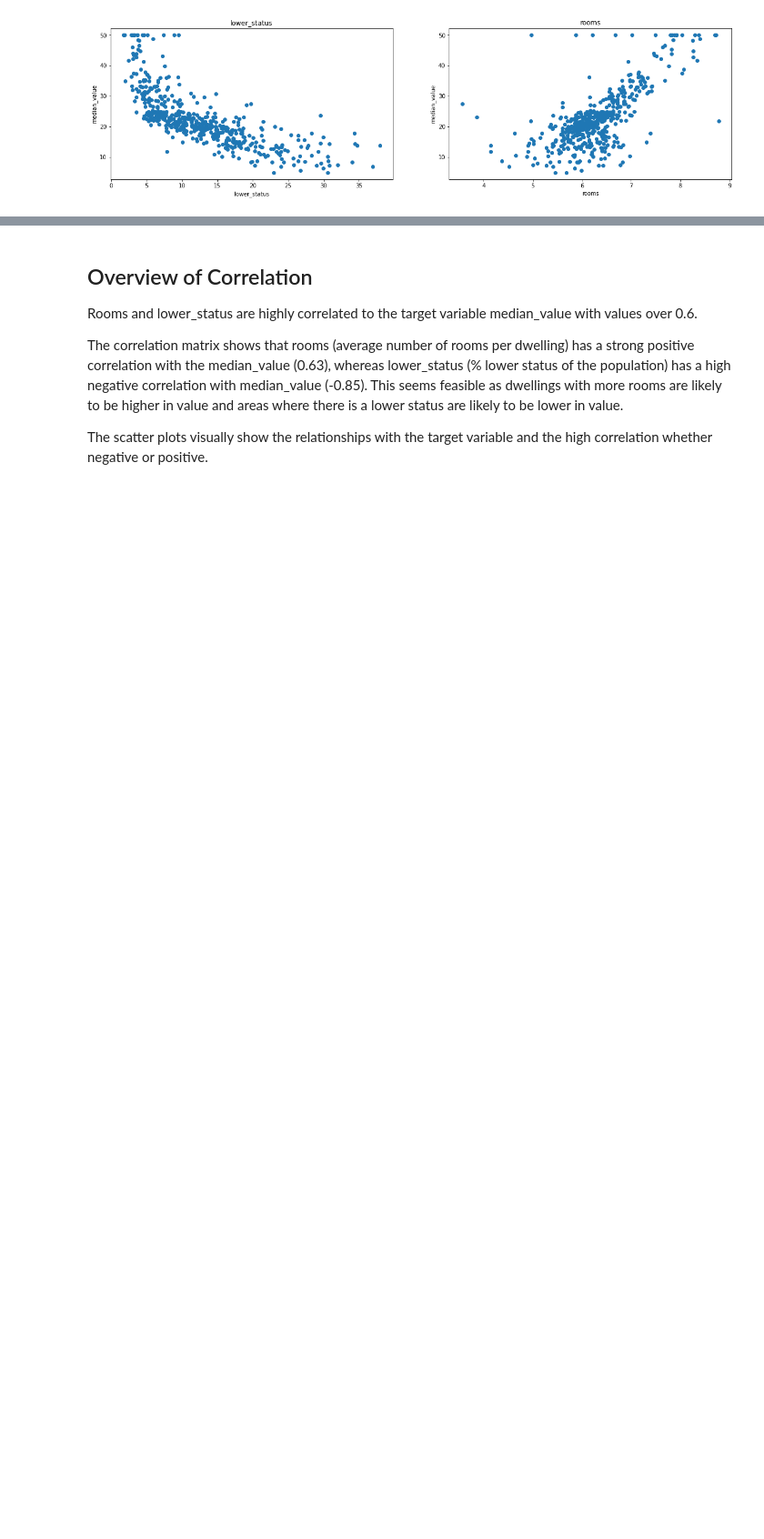
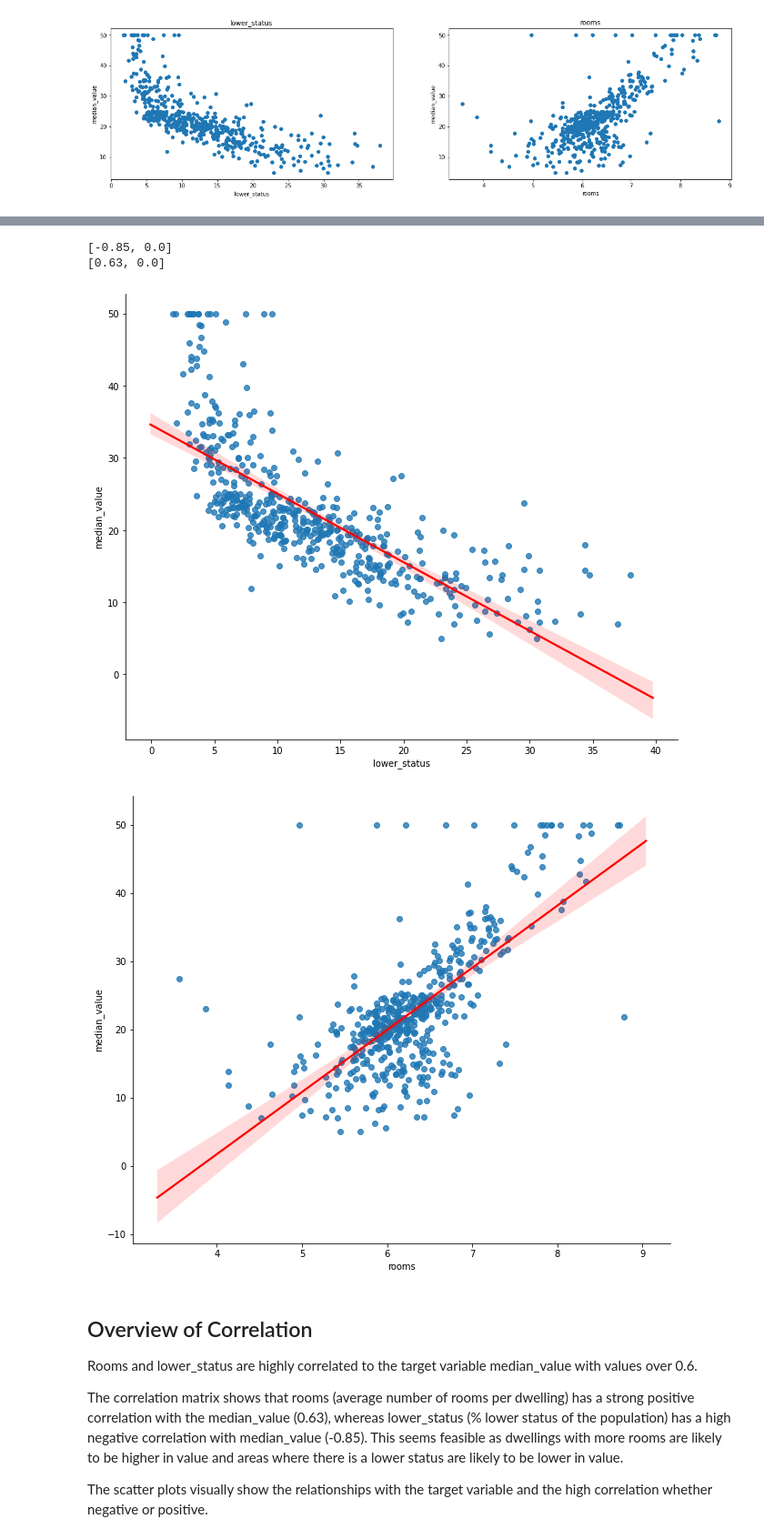
Before and after one commit to beccycole/AppliedStatisticsProject, a Jupyter notebook: Boston Housing Dataset - Linear Regression.ipynb, the cells around one changed output, grey strips where cells are left out. Shown at 91% size. Cells and saved outputs as stored; diff of their text form; code cells hidden in the pictures; blank space fills up the shorter version.

```diff
--- a/Boston Housing Dataset - Linear Regression.ipynb
+++ b/Boston Housing Dataset - Linear Regression.ipynb
@@ -310,3 +343,34 @@ for i, col in enumerate(features):
+# %%
+from scipy.stats import spearmanr
+
+# print the spearman coefficient for the relationship between lower_status and median_value
+corr = spearmanr(boston['lower_status'], boston['median_value'])
+corr = [np.round(c, 2) for c in corr]
+print(corr)
+
+# plot scatter plot and regression line for lower_status and median_value
+g = sns.lmplot(x="lower_status", y="median_value", data=boston, line_kws={'color': 'red'});
+
+# increase the size of the plot
+g.fig.set_figwidth(10)
+g.fig.set_figheight(8)
+
+# print the spearman coefficient for the relationship between rooms and median_value
+corr1 = spearmanr(boston['rooms'], boston['median_value'])
+corr1 = [np.round(c, 2) for c in corr1]
+print(corr1)
+
+# plot scatter plot and regression line for rooms and median_value
+f = sns.lmplot(x="rooms", y="median_value", data=boston, line_kws={'color': 'red'});
+
+# increase the size of the plot
+f.fig.set_figwidth(10)
+f.fig.set_figheight(8)
+# %% [output]
+[-0.85, 0.0]
+[0.63, 0.0]
+[figure, added]
+[figure, added]
 # %% [markdown]
 ## Overview of Correlation
 Rooms and lower_status are highly correlated to the target variable median_value with values over 0.6.
```
Also changed, not shown: parts of 18 cells of this notebook.
